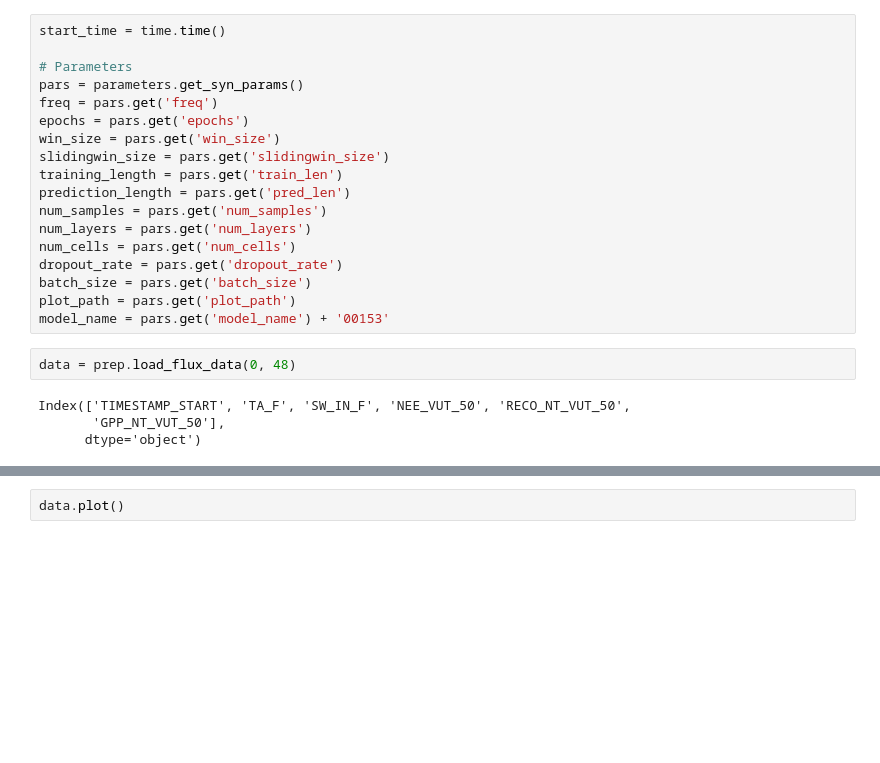
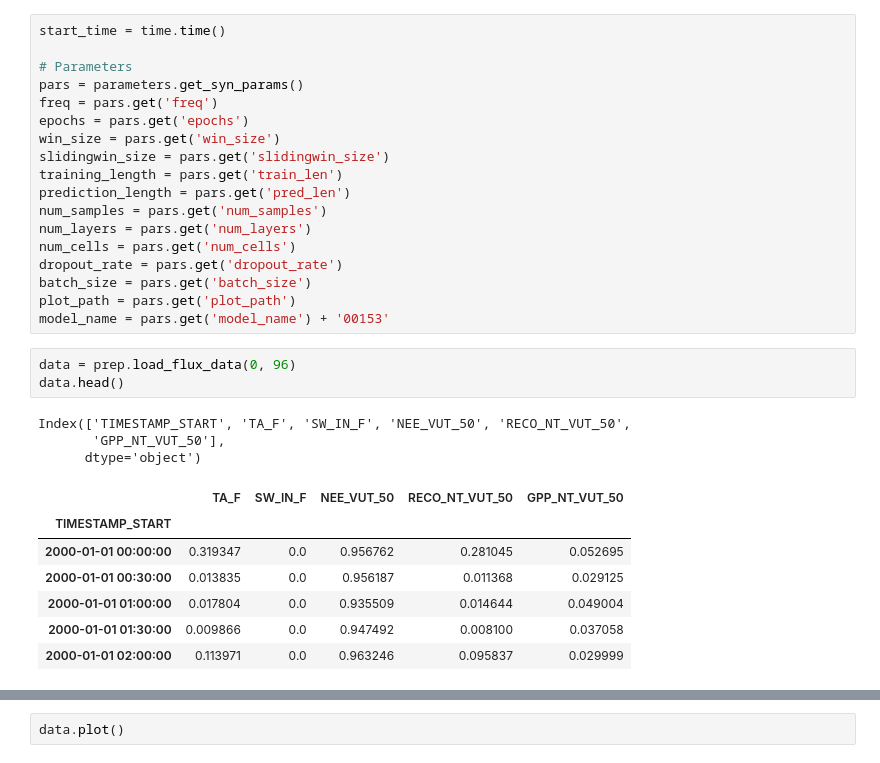
Before and after one commit to wasimahmadpk/gCause, a Jupyter notebook: src/gcdmi_examples.ipynb, the cells around one changed output, grey strips where cells are left out. Drawn from its saved outputs; the diff is of its cells as text; blank space fills up the shorter version.

```diff
--- a/src/gcdmi_examples.ipynb
+++ b/src/gcdmi_examples.ipynb
@@ -57,8 +74,16 @@ batch_size = pars.get('batch_size')
 plot_path = pars.get('plot_path')
 model_name = pars.get('model_name') + '00153'
 # %%
-data = prep.load_flux_data(0, 48)
+data = prep.load_flux_data(0, 96)
+data.head()
 # %% [output]
 Index(['TIMESTAMP_START', 'TA_F', 'SW_IN_F', 'NEE_VUT_50', 'RECO_NT_VUT_50',
        'GPP_NT_VUT_50'],
       dtype='object')
+|  | TA_F | SW_IN_F | NEE_VUT_50 | RECO_NT_VUT_50 | GPP_NT_VUT_50 |
+| TIMESTAMP_START |  |  |  |  |  |
+| 2000-01-01 00:00:00 | 0.319347 | 0.0 | 0.956762 | 0.281045 | 0.052695 |
+| 2000-01-01 00:30:00 | 0.013835 | 0.0 | 0.956187 | 0.011368 | 0.029125 |
+| 2000-01-01 01:00:00 | 0.017804 | 0.0 | 0.935509 | 0.014644 | 0.049004 |
+| 2000-01-01 01:30:00 | 0.009866 | 0.0 | 0.947492 | 0.008100 | 0.037058 |
+| 2000-01-01 02:00:00 | 0.113971 | 0.0 | 0.963246 | 0.095837 | 0.029999 |
```
Also changed, not shown: parts of 3 cells of this notebook, 3 other files.
